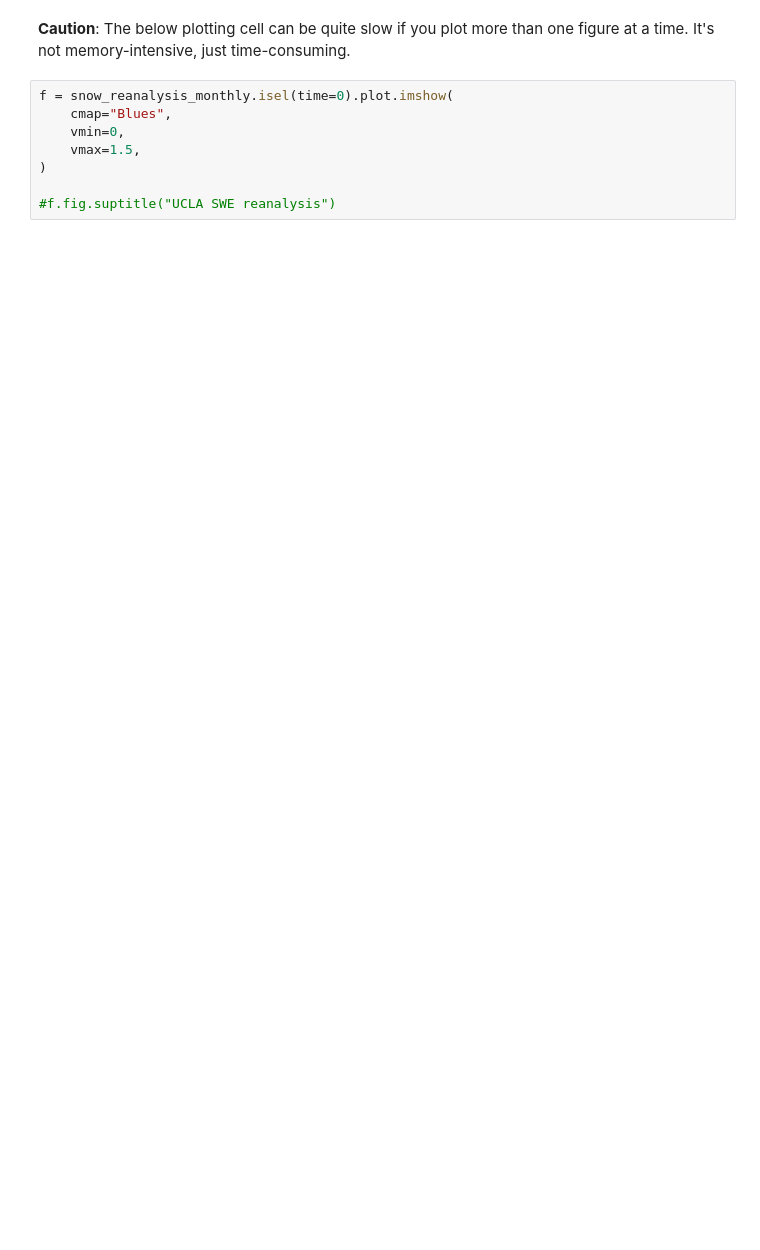
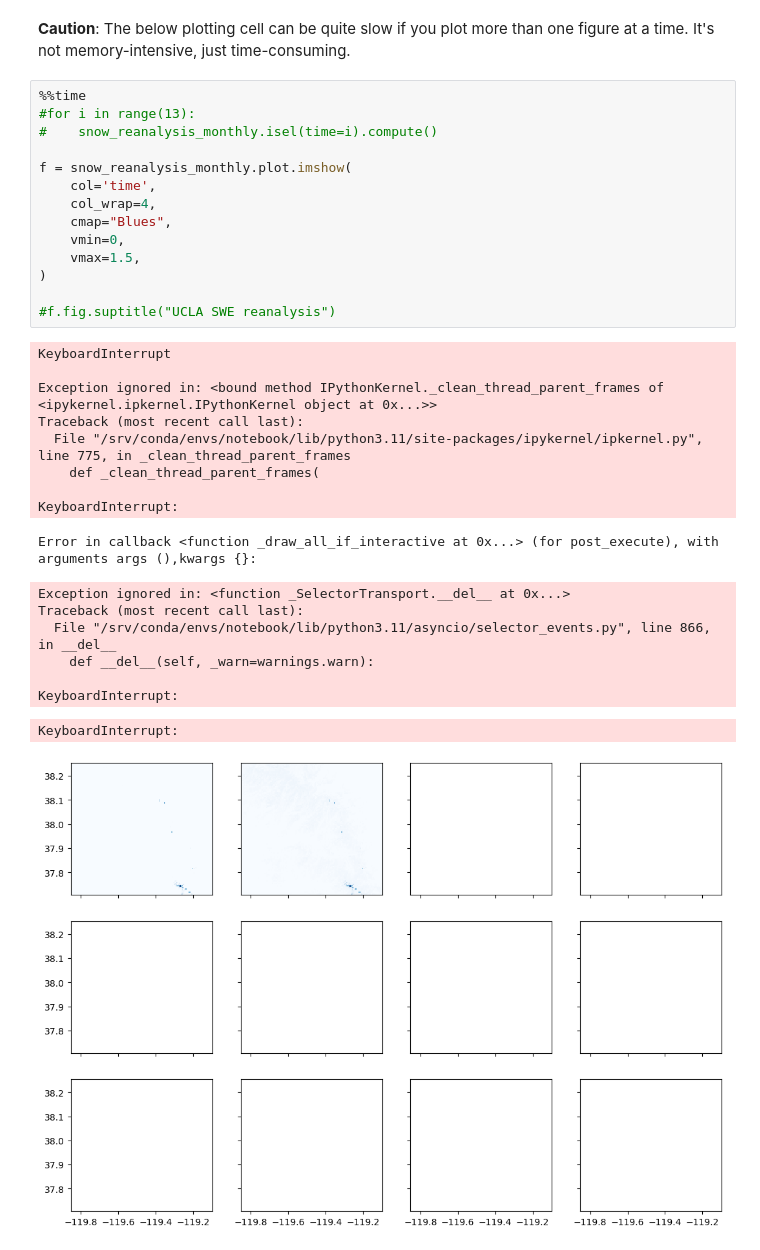
Before and after one commit to zachghiaccio/SnowPit, a Jupyter notebook: swe/UCLA_data_access.ipynb, the cells around one changed output. Drawn from its saved outputs; the diff is of its cells as text; blank space fills up the shorter version.

```diff
--- a/swe/UCLA_data_access.ipynb
+++ b/swe/UCLA_data_access.ipynb
@@ -35,10 +267,34 @@ snow_reanalysis_monthly = snow_reanalysis_da.resample(time="M").mean()
 # %% [markdown]
 **Caution**: The below plotting cell can be quite slow if you plot more than one figure at a time. It's not memory-intensive, just time-consuming.
 # %%
-f = snow_reanalysis_monthly.isel(time=0).plot.imshow(
+%%time
+#for i in range(13):
+#    snow_reanalysis_monthly.isel(time=i).compute()
+
+f = snow_reanalysis_monthly.plot.imshow(
+    col='time',
+    col_wrap=4,
     cmap="Blues",
     vmin=0,
     vmax=1.5,
 )
 
 #f.fig.suptitle("UCLA SWE reanalysis")
+# %% [output]
+KeyboardInterrupt
+
+Exception ignored in: <bound method IPythonKernel._clean_thread_parent_frames of <ipykernel.ipkernel.IPythonKernel object at 0x...>>
+Traceback (most recent call last):
+  File "/srv/conda/envs/notebook/lib/python3.11/site-packages/ipykernel/ipkernel.py", line 775, in _clean_thread_parent_frames
+    def _clean_thread_parent_frames(
+
+KeyboardInterrupt:
+Error in callback <function _draw_all_if_interactive at 0x...> (for post_execute), with arguments args (),kwargs {}:
+Exception ignored in: <function _SelectorTransport.__del__ at 0x...>
+Traceback (most recent call last):
+  File "/srv/conda/envs/notebook/lib/python3.11/asyncio/selector_events.py", line 866, in __del__
+    def __del__(self, _warn=warnings.warn):
+
+KeyboardInterrupt:
+KeyboardInterrupt:
+[figure, added]
```
Also changed, not shown: parts of 22 cells of this notebook.
